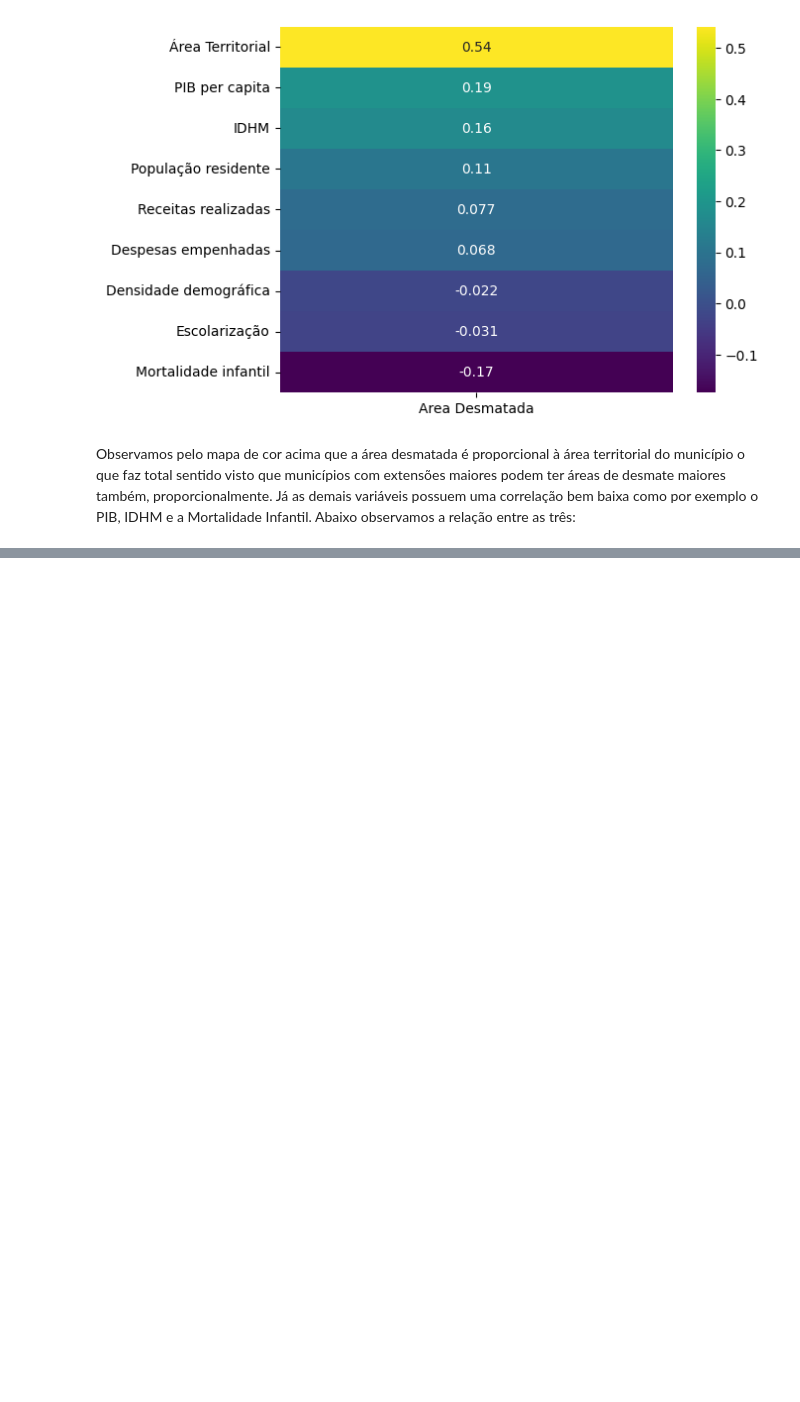
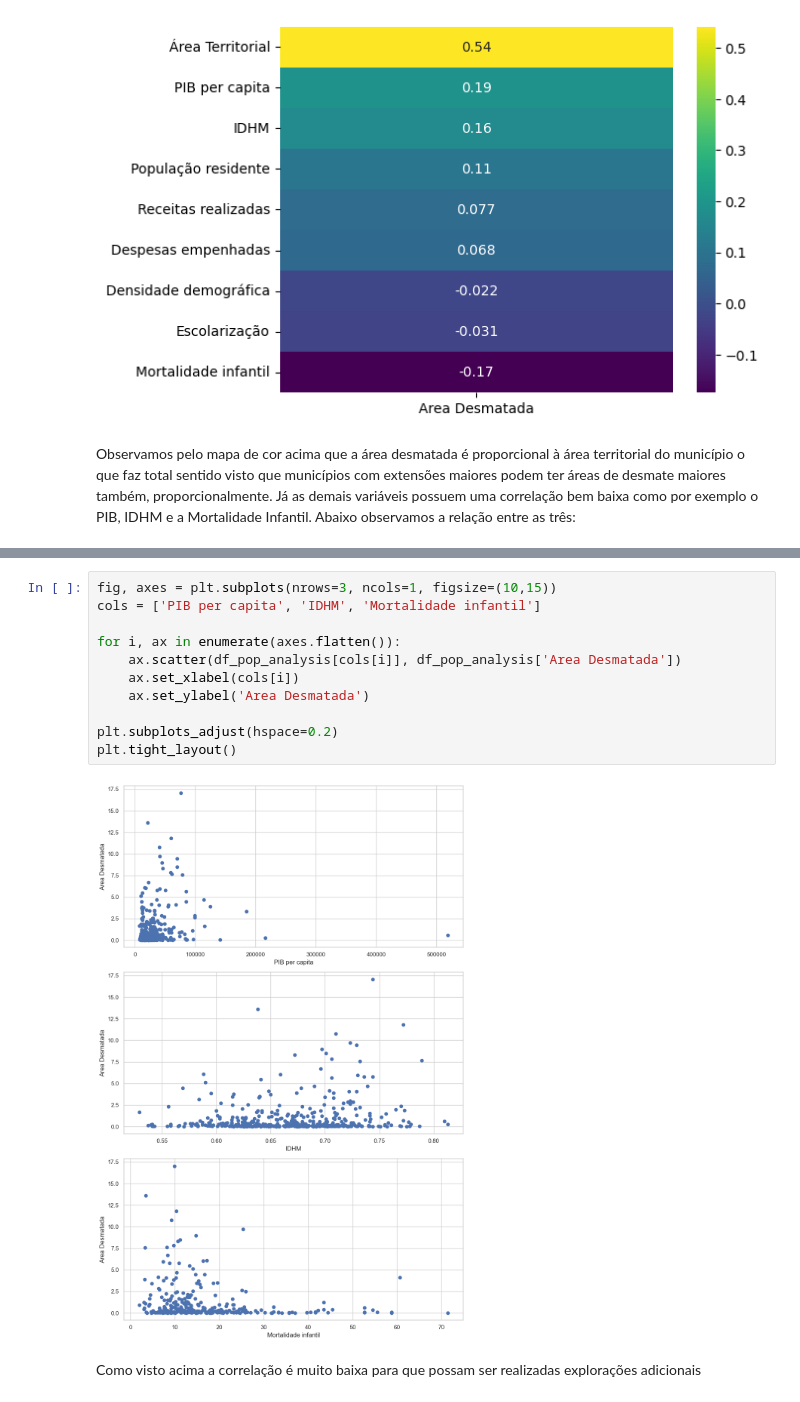
Before and after one commit to Daniel-Arayala/data-scientist-test-jan-2024, a Jupyter notebook: 02_analise.ipynb, the cells around one changed output, grey strips where cells are left out. Drawn from its saved outputs; the diff is of its cells as text; blank space fills up the shorter version.

Commit message:
Plot added

```diff
--- a/02_analise.ipynb
+++ b/02_analise.ipynb
@@ -362,0 +353,15 @@ ValueError: Image size of 300x126300 pixels is too large. It must be less than 2
+# %%
+fig, axes = plt.subplots(nrows=3, ncols=1, figsize=(10,15))
+cols = ['PIB per capita', 'IDHM', 'Mortalidade infantil']
+
+for i, ax in enumerate(axes.flatten()):
+    ax.scatter(df_pop_analysis[cols[i]], df_pop_analysis['Area Desmatada'])
+    ax.set_xlabel(cols[i])
+    ax.set_ylabel('Area Desmatada')
+
+plt.subplots_adjust(hspace=0.2)
+plt.tight_layout()
+# %% [output]
+[figure, added]
+# %% [markdown]
+Como visto acima a correlação é muito baixa para que possam ser realizadas explorações adicionais
```
Also changed, not shown: parts of 2 cells of this notebook.
